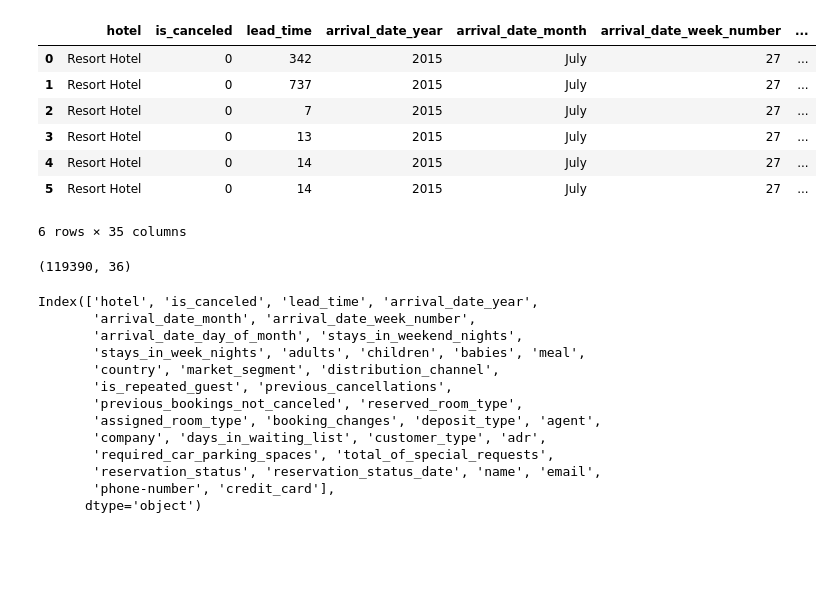
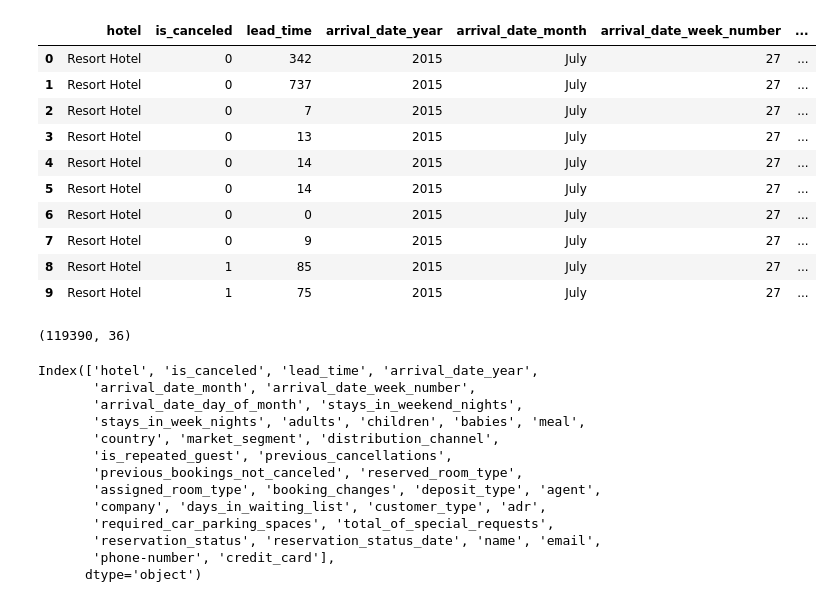
Before and after one commit to CodePrin/HotelBooking_DataAnalysis_Project, a Jupyter notebook: HotelBooking.ipynb, the cells around one changed output. Drawn from its saved outputs; the diff is of its cells as text; code cells hidden in the pictures; blank space fills up the shorter version.

Commit message:
Commented the codes by adding title and explained the code output.

```diff
--- a/HotelBooking.ipynb
+++ b/HotelBooking.ipynb
@@ -32,3 +36,7 @@ warnings.filterwarnings('ignore')
 # %%
 df = pd.read_csv('hotel_booking.csv')  # df means data-frame
+# %%
+# This code will help in loading all the records of the dataset when any command will be run to output the dataframe.
+pd.options.display.max_rows = 10000000
+pd.options.display.max_columns = 10000000
 # %% [markdown]
@@ -46,18 +44,21 @@ df.head()
-# %%
-df.head(6)
-# %% [output]
-|  | hotel | is_canceled | lead_time | arrival_date_year | arrival_date_month | arrival_date_week_number | ... |
-| 0 | Resort Hotel | 0 | 342 | 2015 | July | 27 | ... |
-| 1 | Resort Hotel | 0 | 737 | 2015 | July | 27 | ... |
-| 2 | Resort Hotel | 0 | 7 | 2015 | July | 27 | ... |
-| 3 | Resort Hotel | 0 | 13 | 2015 | July | 27 | ... |
-| 4 | Resort Hotel | 0 | 14 | 2015 | July | 27 | ... |
-| 5 | Resort Hotel | 0 | 14 | 2015 | July | 27 | ... |
-6 rows × 35 columns
-# %%
-df.shape
-# %% [output]
-(119390, 36)
+# %%
+df.head(10)  # Provides us the starting 10 rows of the dataset.
+# %% [output]
+|  | hotel | is_canceled | lead_time | arrival_date_year | arrival_date_month | arrival_date_week_number | ... |
+| 0 | Resort Hotel | 0 | 342 | 2015 | July | 27 | ... |
+| 1 | Resort Hotel | 0 | 737 | 2015 | July | 27 | ... |
+| 2 | Resort Hotel | 0 | 7 | 2015 | July | 27 | ... |
+| 3 | Resort Hotel | 0 | 13 | 2015 | July | 27 | ... |
+| 4 | Resort Hotel | 0 | 14 | 2015 | July | 27 | ... |
+| 5 | Resort Hotel | 0 | 14 | 2015 | July | 27 | ... |
+| 6 | Resort Hotel | 0 | 0 | 2015 | July | 27 | ... |
+| 7 | Resort Hotel | 0 | 9 | 2015 | July | 27 | ... |
+| 8 | Resort Hotel | 1 | 85 | 2015 | July | 27 | ... |
+| 9 | Resort Hotel | 1 | 75 | 2015 | July | 27 | ... |
+# %%
+df.shape  # Provides the total rows and columns.
+# %% [output]
+(119390, 36)
 # %%
 df.columns
 # %% [output]
```
Also changed, not shown: parts of 57 cells of this notebook.
